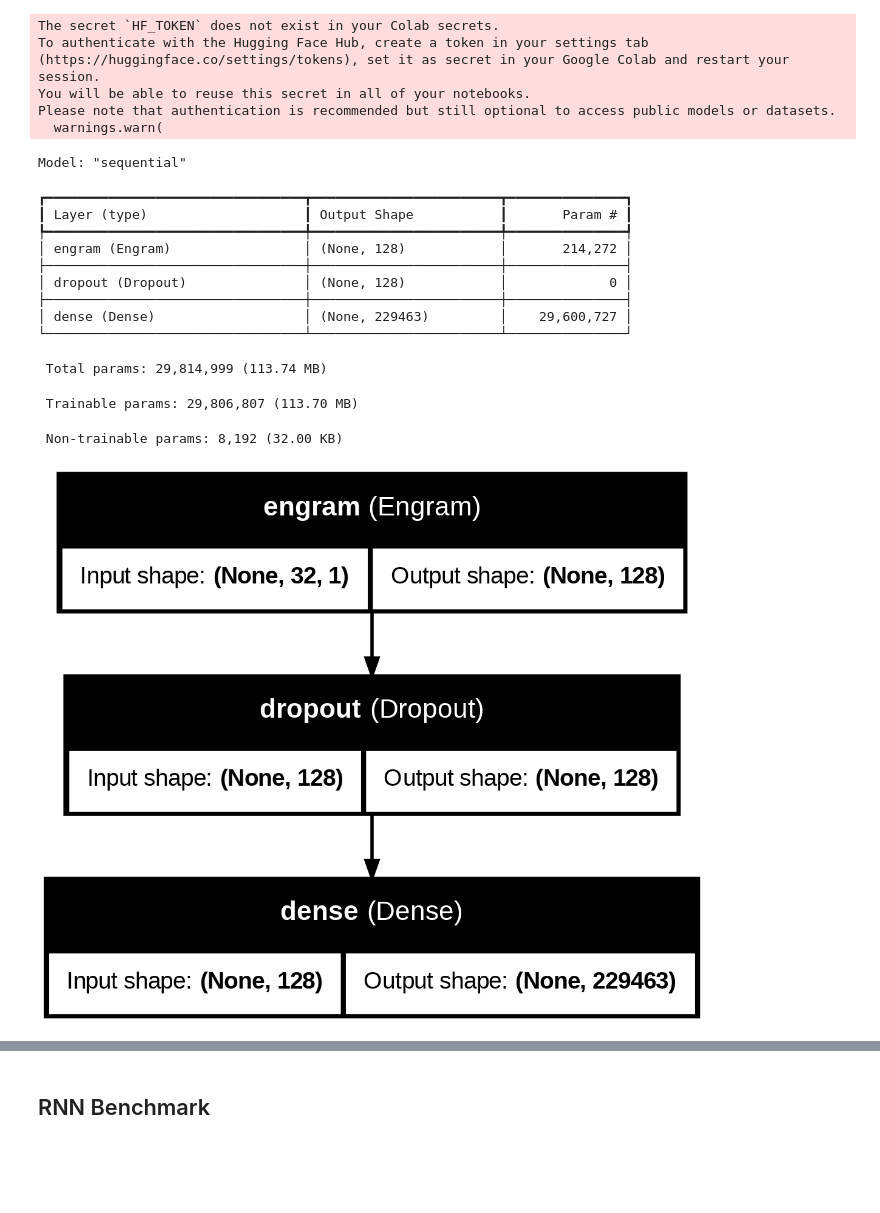
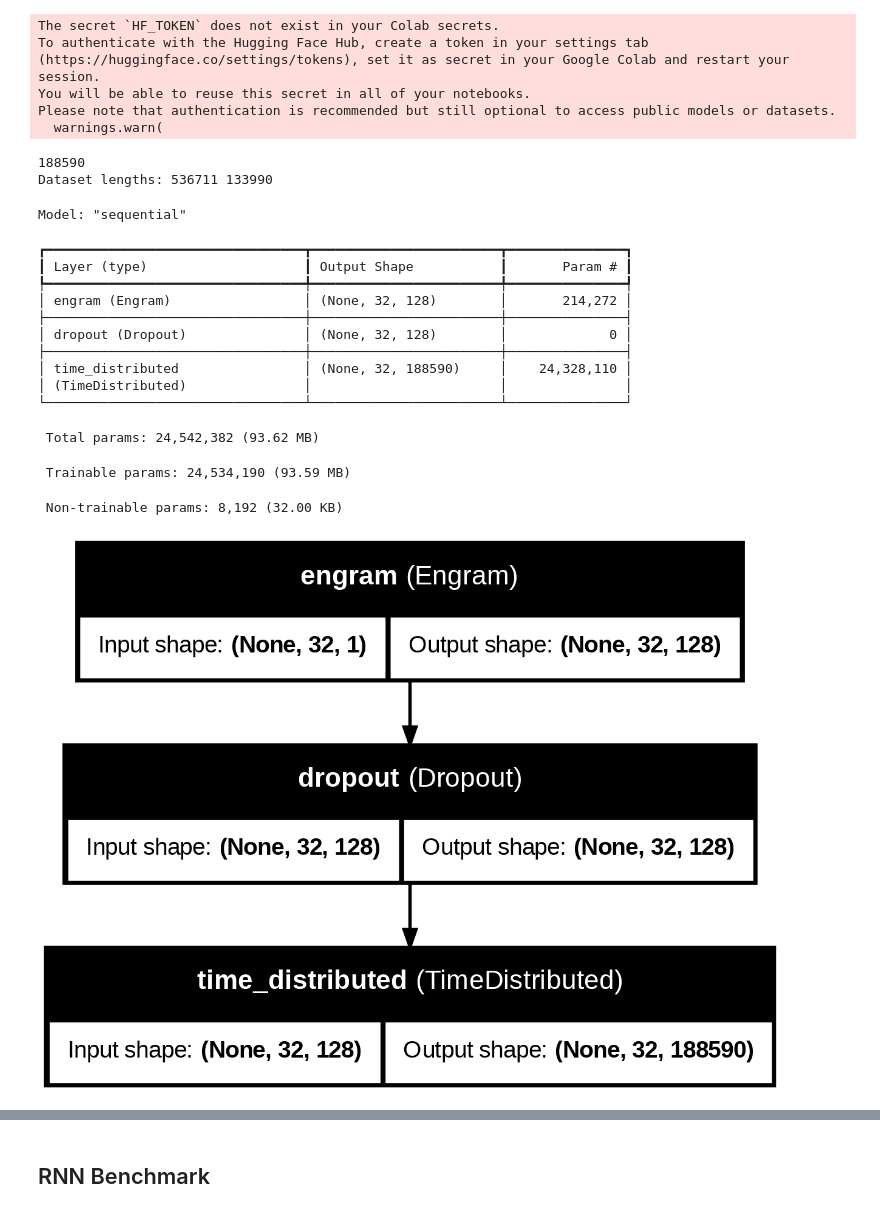
Before and after one commit to danielathome19/Engram-Neural-Network, a Jupyter notebook: examples/sequence.ipynb, the cells around one changed output, grey strips where cells are left out. Drawn from its saved outputs; the diff is of its cells as text; code cells hidden in the pictures; blank space fills up the shorter version.

Commit message:
Updated EngramRegressor model and sequence benchmark; added simple regression benchmark.

```diff
--- a/examples/sequence.ipynb
+++ b/examples/sequence.ipynb
@@ -53,11 +40,12 @@ torch 2.6.0+cu124 requires nvidia-nvjitlink-cu12==12.4.127; platform_system == "
 # %%
 dataset = load_dataset("wikitext", "wikitext-103-v1", split="train")
 
+# Shuffle and take quarter due to colab constraints
+dataset = dataset.shuffle(seed=42).select(np.arange(len(dataset) // 4))
+
 # Preprocess the dataset
 def preprocess_text(text):
-    # Tokenize the text
     tokens = text.split()
-    # Convert to lowercase
     tokens = [token.lower() for token in tokens]
     return tokens
 dataset = dataset.map(lambda x: {'tokens': preprocess_text(x['text'])})
@@ -84,8 +72,15 @@ def create_sequences(indices, seq_length=32):
     return sequences
 dataset = dataset.map(lambda x: {'sequences': create_sequences(x['indices'])})
 
-# Flatten the dataset
-dataset = dataset.map(lambda x: {'sequences': [item for sublist in x['sequences'] for item in sublist]})
+# Convert the dataset to a list of dictionaries before splitting
+dataset_list = [example for example in dataset]
+
+# Split the dataset into train and test sets before flattening
+train_dataset, test_dataset = train_test_split(dataset_list, test_size=0.2, random_state=42)
+
+# Flatten the sequences within each split
+train_dataset = [item for sublist in train_dataset for item in sublist['sequences']]
+test_dataset = [item for sublist in test_dataset for item in sublist['sequences']]
 # %% [output]
 The secret `HF_TOKEN` does not exist in your Colab secrets.
 To authenticate with the Hugging Face Hub, create a token in your settings tab (https://huggingface.co/settings/tokens), set it as secret in your Google Colab and restart your session.
@@ -123,0 +90,6 @@ y_test = y_test.reshape(-1)
+# %%
+print(vocab_size)
+print("Dataset lengths:", len(train_dataset), len(test_dataset))
+# %% [output]
+188590
+Dataset lengths: 536711 133990
@@ -124,11 +130,13 @@ y_test = y_test.reshape(-1)
 # %%
 # Create the model
-model = engram_classifier(
+model = EngramClassifier(
     input_shape=(32, 1),
     hidden_dim=128,
     memory_size=64,
     num_classes=vocab_size,
     return_states=True,
+    return_sequences=True,
+    use_attention=False,
     sparsity_strength=0.3,
     hebbian_lr=0.05  # Higher learning rate for Hebbian updates
 )
@@ -138,44 +146,55 @@ trace_callback = HebbianTraceMonitor(
     log_dir="examples/out/wikitext_hebbian_trace",
     verbose=1,
     plot_every=100,
     skip_first_plot=True
 )
 early_stopping = keras.callbacks.EarlyStopping(
-    monitor='val_loss',
+    monitor='val_perplexity',
     patience=3,
-    restore_best_weights=True
+    restore_best_weights=True,
+    mode='min'
 )
 lr_scheduler = keras.callbacks.ReduceLROnPlateau(
-    monitor='val_loss',
+    monitor='val_perplexity',
     factor=0.5,
     patience=2,
-    min_lr=1e-5
+    min_lr=1e-5,
+    mode='min'
 )
+
+# Define perplexity metric
+def perplexity(y_true, y_pred):
+    # Flatten the targets and predictions to (num_samples * seq_length, ...) for the metric
+    y_true = tf.reshape(y_true, [-1])
+    y_pred = tf.reshape(y_pred, [-1, vocab_size])
+    cross_entropy = tf.keras.losses.sparse_categorical_crossentropy(y_true, y_pred)
+    return tf.exp(tf.reduce_mean(cross_entropy))
 
 # Compile and train the model
 model.compile(
     optimizer=keras.optimizers.Adam(learning_rate=0.001, clipnorm=1.0),
     loss='sparse_categorical_crossentropy',
-    metrics=['accuracy']
+    metrics=['accuracy', perplexity]
 )
 model.summary()
 plot_model(model, show_shapes=True, show_layer_names=True, expand_nested=True, to_file='examples/out/wikitext_model.png')
 #Image(filename='examples/out/wikitext_model.png', width=800)
 # %% [output]
 Model: "sequential"
 ┏━━━━━━━━━━━━━━━━━━━━━━━━━━━━━━━━━┳━━━━━━━━━━━━━━━━━━━━━━━━┳━━━━━━━━━━━━━━━┓
 ┃ Layer (type)                    ┃ Output Shape           ┃       Param # ┃
 ┡━━━━━━━━━━━━━━━━━━━━━━━━━━━━━━━━━╇━━━━━━━━━━━━━━━━━━━━━━━━╇━━━━━━━━━━━━━━━┩
-│ engram (Engram)                 │ (None, 128)            │       214,272 │
+│ engram (Engram)                 │ (None, 32, 128)        │       214,272 │
 ├─────────────────────────────────┼────────────────────────┼───────────────┤
-│ dropout (Dropout)               │ (None, 128)            │             0 │
+│ dropout (Dropout)               │ (None, 32, 128)        │             0 │
 ├─────────────────────────────────┼────────────────────────┼───────────────┤
-│ dense (Dense)                   │ (None, 229463)         │    29,600,727 │
+│ time_distributed                │ (None, 32, 188590)     │    24,328,110 │
+│ (TimeDistributed)               │                        │               │
 └─────────────────────────────────┴────────────────────────┴───────────────┘
- Total params: 29,814,999 (113.74 MB)
+ Total params: 24,542,382 (93.62 MB)
- Trainable params: 29,806,807 (113.70 MB)
+ Trainable params: 24,534,190 (93.59 MB)
  Non-trainable params: 8,192 (32.00 KB)
-[figure, old version]
+[figure, new version]
 # %%
 # Train the model
 start_time = perf_time()
```
Also changed, not shown: parts of 22 cells of this notebook, 3 other files.
